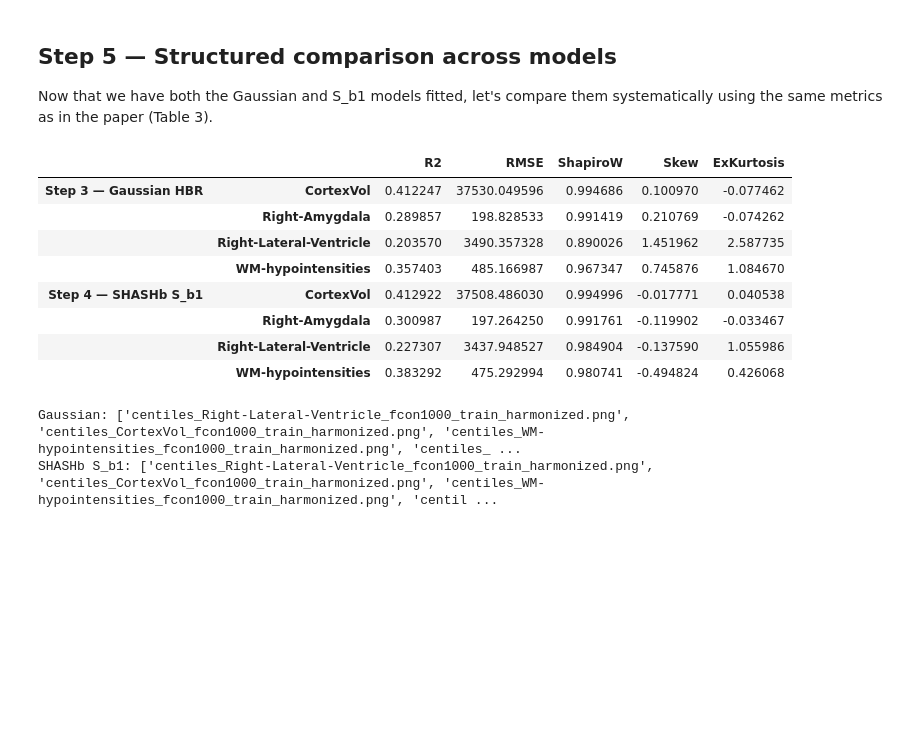
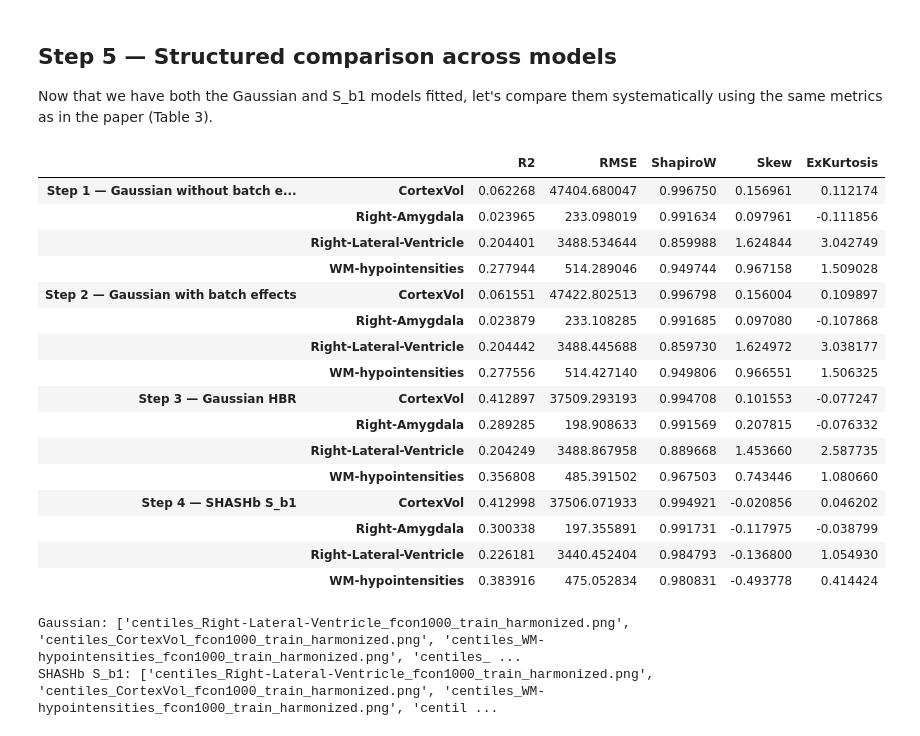
Before and after one commit to likeajumprope/PCNToolkit_workshop, a Jupyter notebook: code/04_HBR_SHASH_didactic.ipynb, the cells around one changed output. Cells and saved outputs as stored; diff of their text form; code cells hidden in the pictures; blank space fills up the shorter version.

```diff
--- a/code/04_HBR_SHASH_didactic.ipynb
+++ b/code/04_HBR_SHASH_didactic.ipynb
@@ -930,34 +930,44 @@ Now that we have both the Gaussian and S_b1 models fitted, let's compare them sy
 # %%
 # Side-by-side statistics comparison: Gaussian (Step 3) vs SHASHb S_b1 (Step 4)
 # Skew and kurtosis of Z-scores should be closer to 0 for the SHASH model.
 
 from scipy import stats
 import pandas as pd
 
 rows = []
 for label, m, t in [
+    ("Step 1 — Gaussian without batch effects", s1_model, test_s1),
+    ("Step 2 — Gaussian with batch effects", s2_model, test_s2),
     ("Step 3 — Gaussian HBR", gaussian_model, test_s3),
     ("Step 4 — SHASHb S_b1", model, test_s4),
 ]:
     stats_df = t.get_statistics_df()
     z_df = t.to_dataframe()["Z"]
     skew = z_df.apply(stats.skew).rename("Skew")
     kurt = z_df.apply(stats.kurtosis).rename("ExKurtosis")
     combined = pd.concat([stats_df[["R2", "RMSE", "ShapiroW"]], skew, kurt], axis=1)
     combined.index = pd.MultiIndex.from_tuples([(label, f) for f in combined.index])
     rows.append(combined)
 
 display(pd.concat(rows))
 # %% [output]
 |  |  | R2 | RMSE | ShapiroW | Skew | ExKurtosis |
-| Step 3 — Gaussian HBR | CortexVol | 0.412247 | 37530.049596 | 0.994686 | 0.100970 | -0.077462 |
-|  | Right-Amygdala | 0.289857 | 198.828533 | 0.991419 | 0.210769 | -0.074262 |
-|  | Right-Lateral-Ventricle | 0.203570 | 3490.357328 | 0.890026 | 1.451962 | 2.587735 |
-|  | WM-hypointensities | 0.357403 | 485.166987 | 0.967347 | 0.745876 | 1.084670 |
-| Step 4 — SHASHb S_b1 | CortexVol | 0.412922 | 37508.486030 | 0.994996 | -0.017771 | 0.040538 |
-|  | Right-Amygdala | 0.300987 | 197.264250 | 0.991761 | -0.119902 | -0.033467 |
-|  | Right-Lateral-Ventricle | 0.227307 | 3437.948527 | 0.984904 | -0.137590 | 1.055986 |
-|  | WM-hypointensities | 0.383292 | 475.292994 | 0.980741 | -0.494824 | 0.426068 |
+| Step 1 — Gaussian without batch e... | CortexVol | 0.062268 | 47404.680047 | 0.996750 | 0.156961 | 0.112174 |
+|  | Right-Amygdala | 0.023965 | 233.098019 | 0.991634 | 0.097961 | -0.111856 |
+|  | Right-Lateral-Ventricle | 0.204401 | 3488.534644 | 0.859988 | 1.624844 | 3.042749 |
+|  | WM-hypointensities | 0.277944 | 514.289046 | 0.949744 | 0.967158 | 1.509028 |
+| Step 2 — Gaussian with batch effects | CortexVol | 0.061551 | 47422.802513 | 0.996798 | 0.156004 | 0.109897 |
+|  | Right-Amygdala | 0.023879 | 233.108285 | 0.991685 | 0.097080 | -0.107868 |
+|  | Right-Lateral-Ventricle | 0.204442 | 3488.445688 | 0.859730 | 1.624972 | 3.038177 |
+|  | WM-hypointensities | 0.277556 | 514.427140 | 0.949806 | 0.966551 | 1.506325 |
+| Step 3 — Gaussian HBR | CortexVol | 0.412897 | 37509.293193 | 0.994708 | 0.101553 | -0.077247 |
+|  | Right-Amygdala | 0.289285 | 198.908633 | 0.991569 | 0.207815 | -0.076332 |
+|  | Right-Lateral-Ventricle | 0.204249 | 3488.867958 | 0.889668 | 1.453660 | 2.587735 |
+|  | WM-hypointensities | 0.356808 | 485.391502 | 0.967503 | 0.743446 | 1.080660 |
+| Step 4 — SHASHb S_b1 | CortexVol | 0.412998 | 37506.071933 | 0.994921 | -0.020856 | 0.046202 |
+|  | Right-Amygdala | 0.300338 | 197.355891 | 0.991731 | -0.117975 | -0.038799 |
+|  | Right-Lateral-Ventricle | 0.226181 | 3440.452404 | 0.984793 | -0.136800 | 1.054930 |
+|  | WM-hypointensities | 0.383916 | 475.052834 | 0.980831 | -0.493778 | 0.414424 |
 # %%
 # Side-by-side centile curves: pick the hardest feature
 # This recreates Figure 6 from the paper for our small dataset.
```
Also changed, not shown: parts of 14 cells of this notebook.
